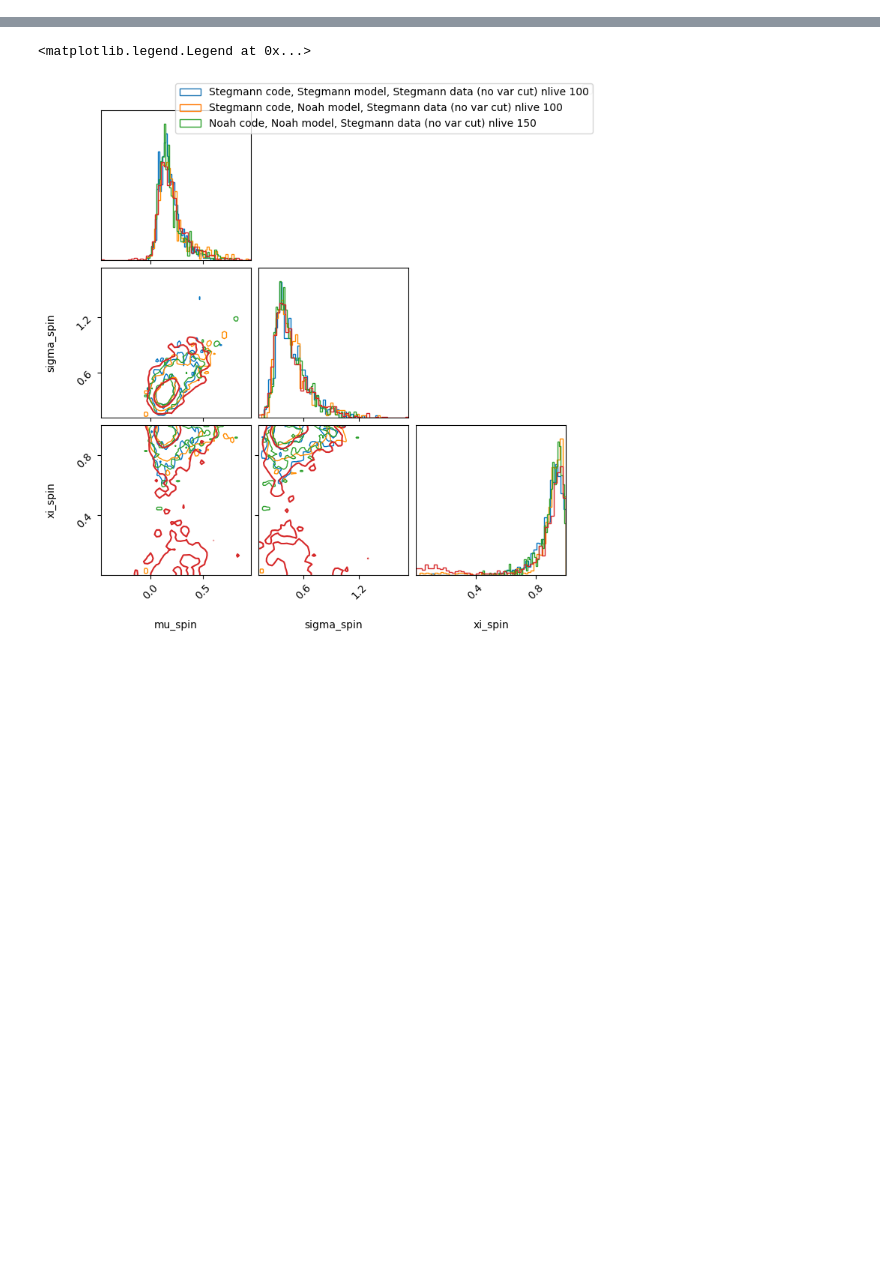
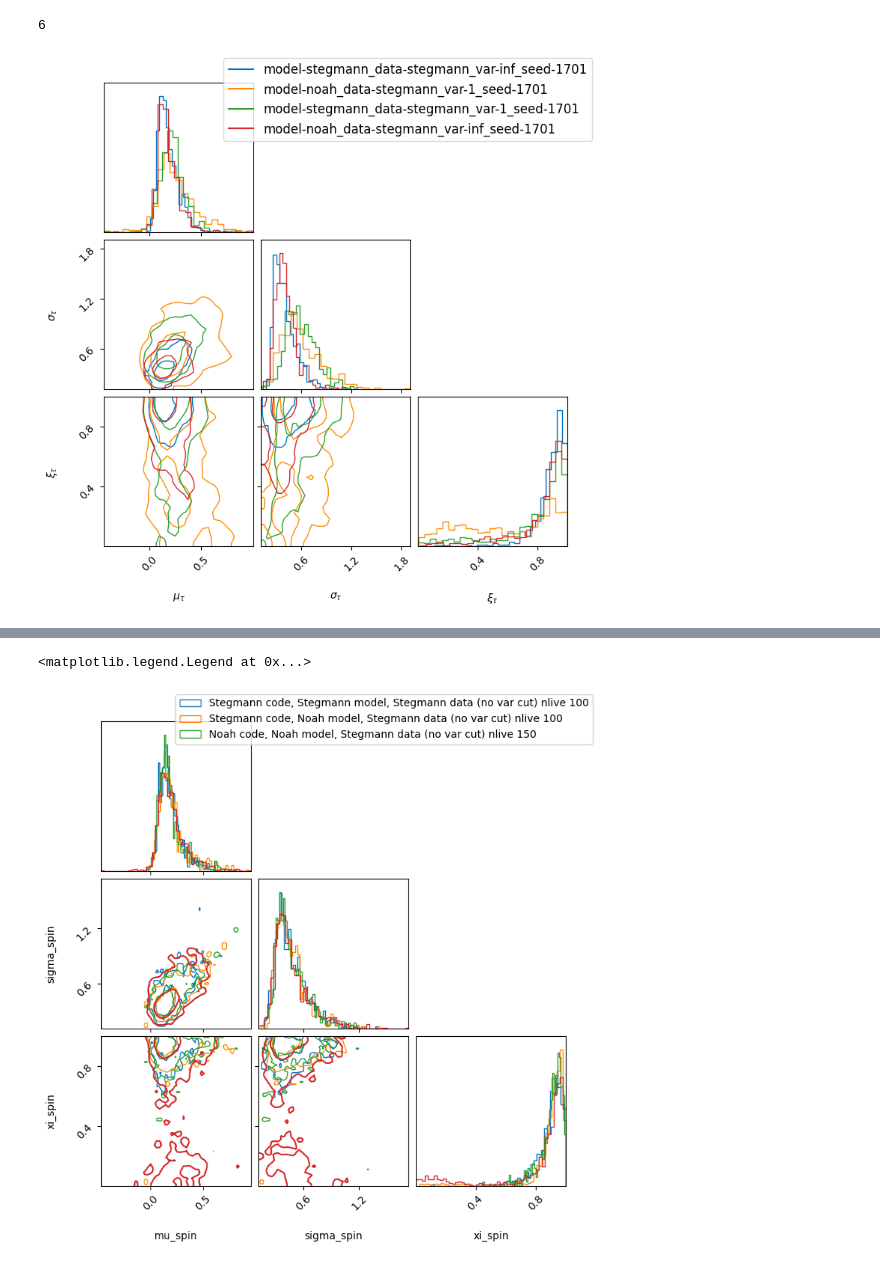
Before and after one commit to noahewolfe/tilts-and-kicks, a Jupyter notebook: code/strong/compare-runs.ipynb, the cells around one changed output, grey strips where cells are left out. Cells and saved outputs as stored; diff of their text form; code cells hidden in the pictures; blank space fills up the shorter version.

```diff
--- a/code/strong/compare-runs.ipynb
+++ b/code/strong/compare-runs.ipynb
@@ -12,2 +17,36 @@ from bilby.core.result import read_in_result
 # %%
-datadir = '../../data/inference/strong'
+datadir = '../../data/inference/strong/gwpop-tests'
+# %%
+xs_labels = []
+posteriors = []
+
+for d in os.listdir(datadir):
+    res_path = f'{datadir}/{d}/run_result.hdf5'
+    if os.path.isfile(res_path):
+        result = read_in_result(res_path)
+        p = result.posterior.to_dict(orient='list')
+        p = {k : np.array(v) for k, v in p.items()}
+
+        xs_labels.append(d)
+        posteriors.append(p)
+
+len(xs_labels)
+# %% [output]
+6
+# %%
+fig = plot_multiple(
+    [p for (p, l) in zip(posteriors, xs_labels) if 'data-stegmann' in l],
+    labels=dict(
+        mu_tilt_1=r'$\mu_\tau$',
+        sigma_tilt_1=r'$\sigma_\tau$',
+        weight_a=r'$\xi_\tau$'
+    ),
+    plot_datapoints=False,
+    fill_contours=False,
+    no_fill_contours=True,
+    levels=(0.5, 0.9),
+    xs_labels=[l for (p, l) in zip(posteriors, xs_labels) if 'data-stegmann' in l],
+    bins=25
+)
+# %% [output]
+[figure, added]
```
Also changed, not shown: parts of 2 cells of this notebook, 5 other files.
